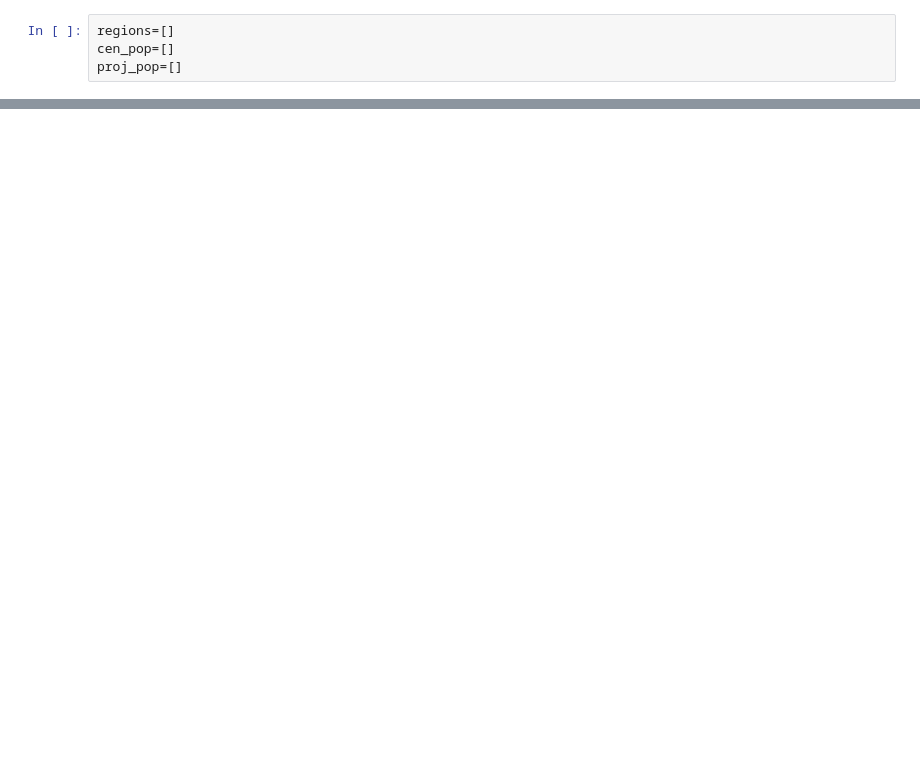
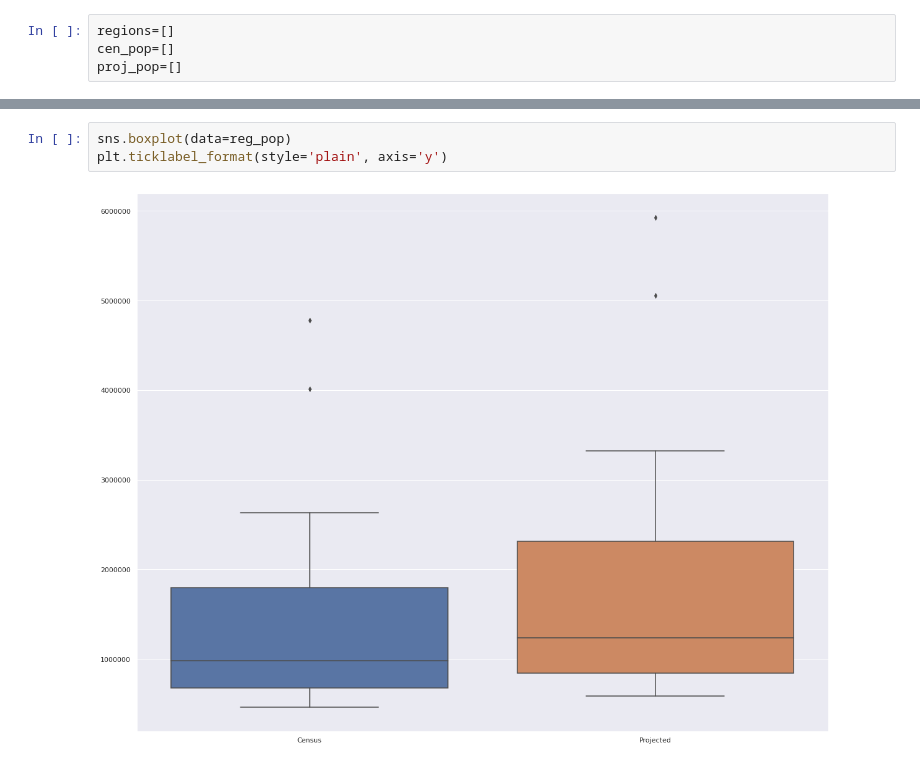
Before and after one commit to Aduboahen/Scrape_GH_Districts, a Jupyter notebook: gh_regional-and-district_population_data.ipynb, the cells around one changed output, grey strips where cells are left out. Drawn from its saved outputs; the diff is of its cells as text; blank space fills up the shorter version.

```diff
--- a/gh_regional-and-district_population_data.ipynb
+++ b/gh_regional-and-district_population_data.ipynb
@@ -38,0 +79,5 @@ print(reg_pop.head())
+# %%
+sns.boxplot(data=reg_pop)
+plt.ticklabel_format(style='plain', axis='y')
+# %% [output]
+[figure, added]
```
Also changed, not shown: parts of 16 cells of this notebook.
